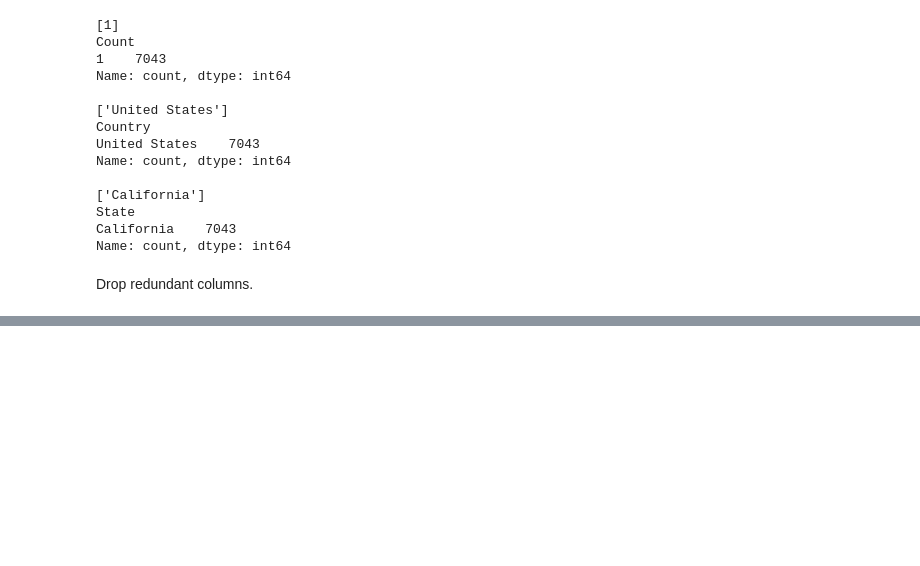
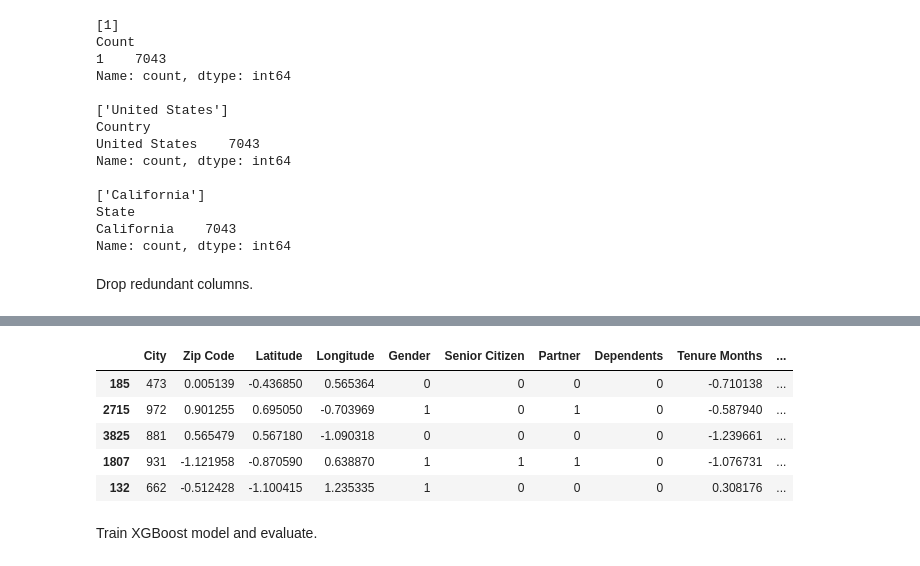
Before and after one commit to julsCadenas/DS-ML-Projects, a Jupyter notebook: CustomerChurnPrediction/notebooks/TelcoChurn/telco.ipynb, the cells around one changed output, grey strips where cells are left out. Cells and saved outputs as stored; diff of their text form; code cells hidden in the pictures; blank space fills up the shorter version.

```diff
--- a/CustomerChurnPrediction/notebooks/TelcoChurn/telco.ipynb
+++ b/CustomerChurnPrediction/notebooks/TelcoChurn/telco.ipynb
@@ -83,0 +130,11 @@ df = df.drop(columns=['Lat Long', 'Churn Label', 'CustomerID'])
+# %%
+x_test.head()
+# %% [output]
+|  | City | Zip Code | Latitude | Longitude | Gender | Senior Citizen | Partner | Dependents | Tenure Months | ... |
+| 185 | 473 | 0.005139 | -0.436850 | 0.565364 | 0 | 0 | 0 | 0 | -0.710138 | ... |
+| 2715 | 972 | 0.901255 | 0.695050 | -0.703969 | 1 | 0 | 1 | 0 | -0.587940 | ... |
+| 3825 | 881 | 0.565479 | 0.567180 | -1.090318 | 0 | 0 | 0 | 0 | -1.239661 | ... |
+| 1807 | 931 | -1.121958 | -0.870590 | 0.638870 | 1 | 1 | 1 | 0 | -1.076731 | ... |
+| 132 | 662 | -0.512428 | -1.100415 | 1.235335 | 1 | 0 | 0 | 0 | 0.308176 | ... |
+# %% [markdown]
+Train XGBoost model and evaluate.
```
Also changed, not shown: parts of 13 cells of this notebook.
